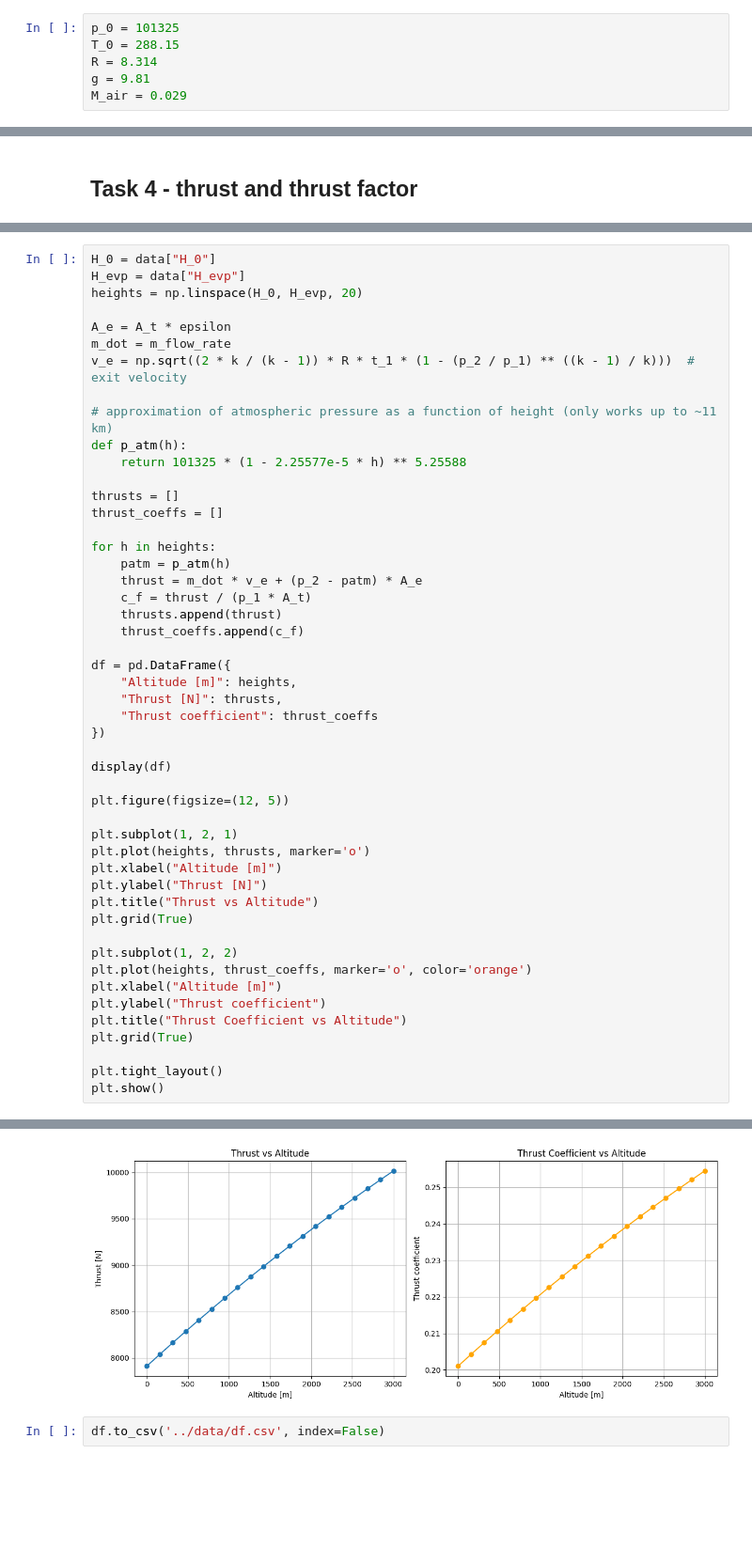
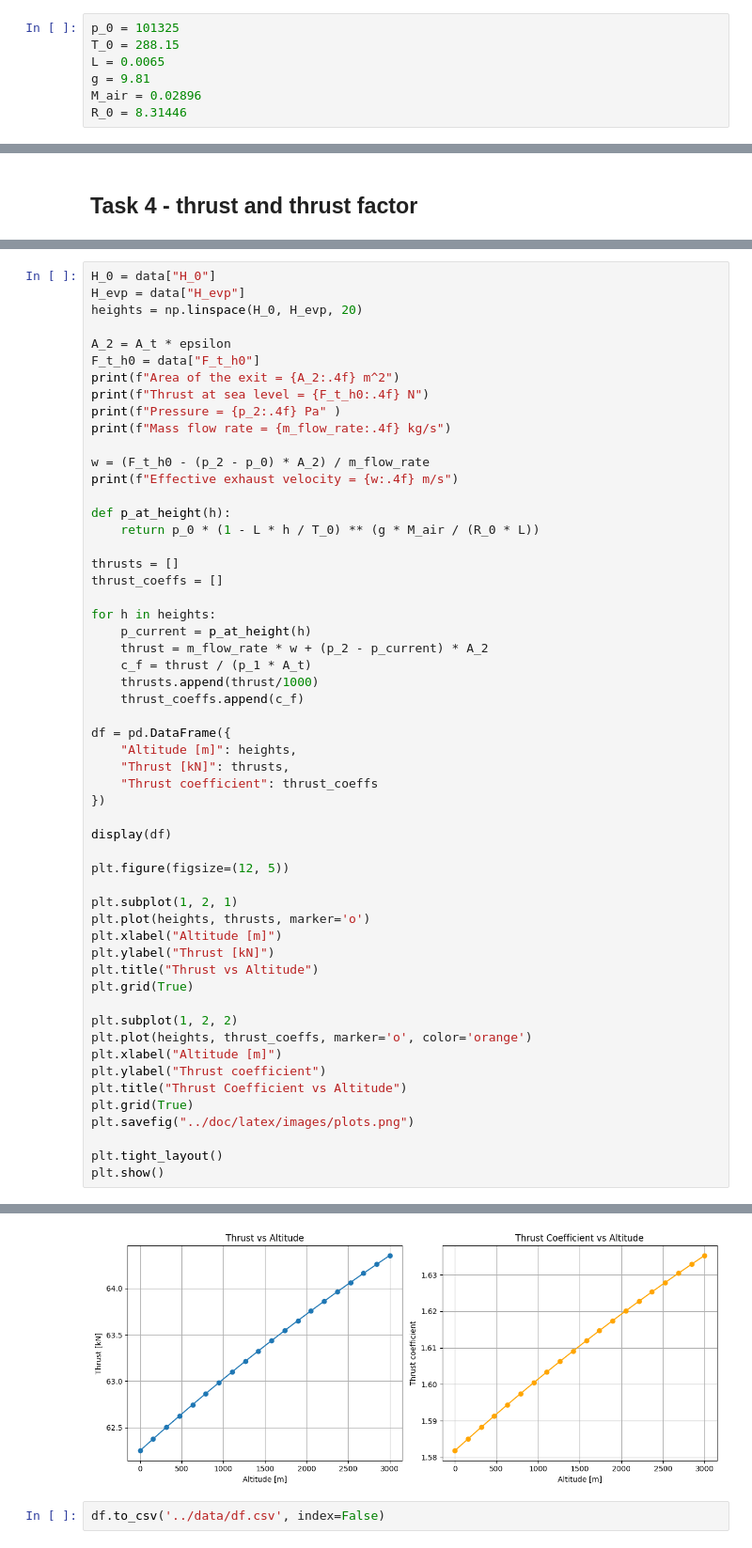
Before and after one commit to LaszloAbrok/rockets-and-rocket-engines, a Jupyter notebook: hw-1/notebook/hw1.ipynb, the cells around one changed output, grey strips where cells are left out. Shown: that part at 94% size. Drawn from its saved outputs; the diff is of its cells as text; blank space fills up the shorter version.

Commit message:
updates optimal height calc and added plots

```diff
--- a/hw-1/notebook/hw1.ipynb
+++ b/hw-1/notebook/hw1.ipynb
@@ -106,7 +106,8 @@ Pressure at the exit = 67042.3800 Pa
 # %%
 p_0 = 101325
 T_0 = 288.15
-R = 8.314
+L = 0.0065
 g = 9.81
-M_air = 0.029
+M_air = 0.02896
+R_0 = 8.31446
 # %%
@@ -125,27 +122,32 @@ H_0 = data["H_0"]
 H_evp = data["H_evp"]
 heights = np.linspace(H_0, H_evp, 20)
 
-A_e = A_t * epsilon
-m_dot = m_flow_rate
-v_e = np.sqrt((2 * k / (k - 1)) * R * t_1 * (1 - (p_2 / p_1) ** ((k - 1) / k)))  # exit velocity
+A_2 = A_t * epsilon
+F_t_h0 = data["F_t_h0"]
+print(f"Area of the exit = {A_2:.4f} m^2")
+print(f"Thrust at sea level = {F_t_h0:.4f} N")
+print(f"Pressure = {p_2:.4f} Pa" )
+print(f"Mass flow rate = {m_flow_rate:.4f} kg/s")
 
-# approximation of atmospheric pressure as a function of height (only works up to ~11 km)
-def p_atm(h):
-    return 101325 * (1 - 2.25577e-5 * h) ** 5.25588
+w = (F_t_h0 - (p_2 - p_0) * A_2) / m_flow_rate
+print(f"Effective exhaust velocity = {w:.4f} m/s")
+
+def p_at_height(h):
+    return p_0 * (1 - L * h / T_0) ** (g * M_air / (R_0 * L))
 
 thrusts = []
 thrust_coeffs = []
 
 for h in heights:
-    patm = p_atm(h)
-    thrust = m_dot * v_e + (p_2 - patm) * A_e
+    p_current = p_at_height(h)
+    thrust = m_flow_rate * w + (p_2 - p_current) * A_2
     c_f = thrust / (p_1 * A_t)
-    thrusts.append(thrust)
+    thrusts.append(thrust/1000)
     thrust_coeffs.append(c_f)
 
 df = pd.DataFrame({
     "Altitude [m]": heights,
-    "Thrust [N]": thrusts,
+    "Thrust [kN]": thrusts,
     "Thrust coefficient": thrust_coeffs
 })
 
@@ -156,7 +158,7 @@ plt.figure(figsize=(12, 5))
 plt.subplot(1, 2, 1)
 plt.plot(heights, thrusts, marker='o')
 plt.xlabel("Altitude [m]")
-plt.ylabel("Thrust [N]")
+plt.ylabel("Thrust [kN]")
 plt.title("Thrust vs Altitude")
 plt.grid(True)
 
@@ -166,6 +168,7 @@ plt.xlabel("Altitude [m]")
 plt.ylabel("Thrust coefficient")
 plt.title("Thrust Coefficient vs Altitude")
 plt.grid(True)
+plt.savefig("../doc/latex/images/plots.png")
 
 plt.tight_layout()
 plt.show()
@@ -190,3 +198,3 @@ plt.show()
-[figure, old version]
+[figure, new version]
 # %%
 df.to_csv('../data/df.csv', index=False)
```
Also changed, not shown: parts of 4 cells of this notebook.
